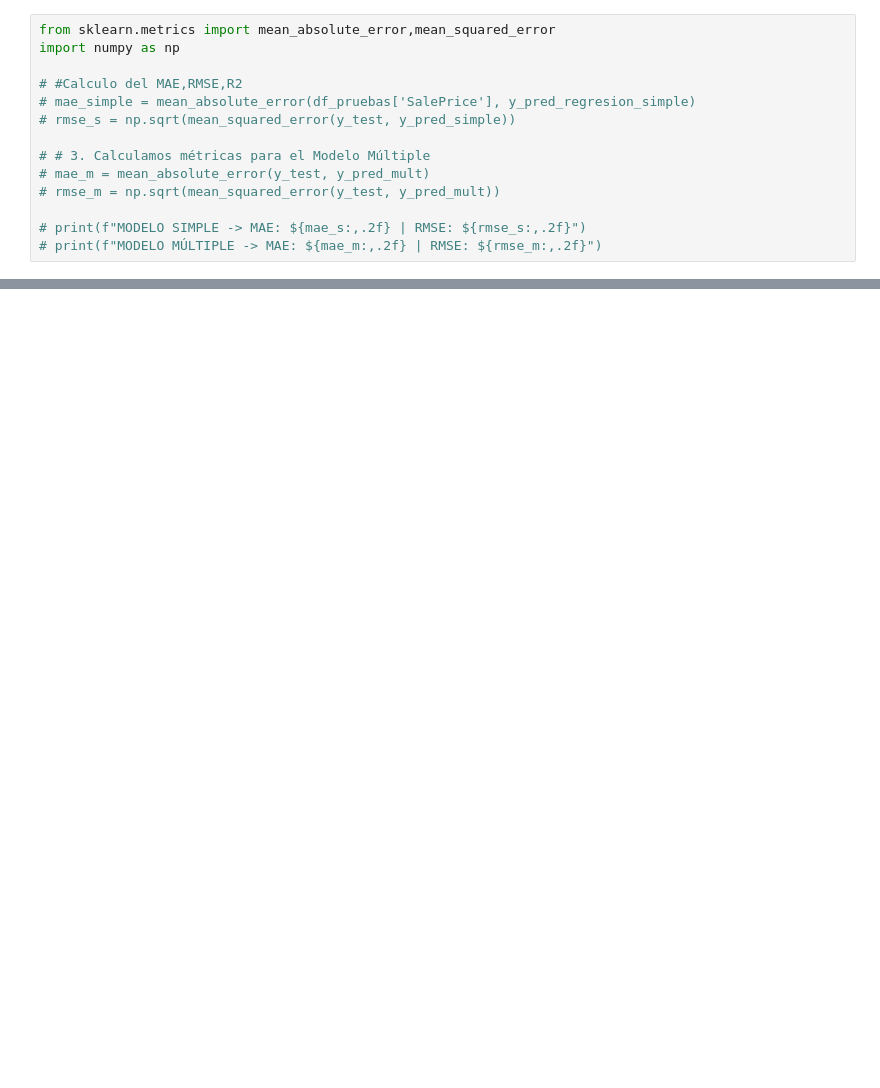
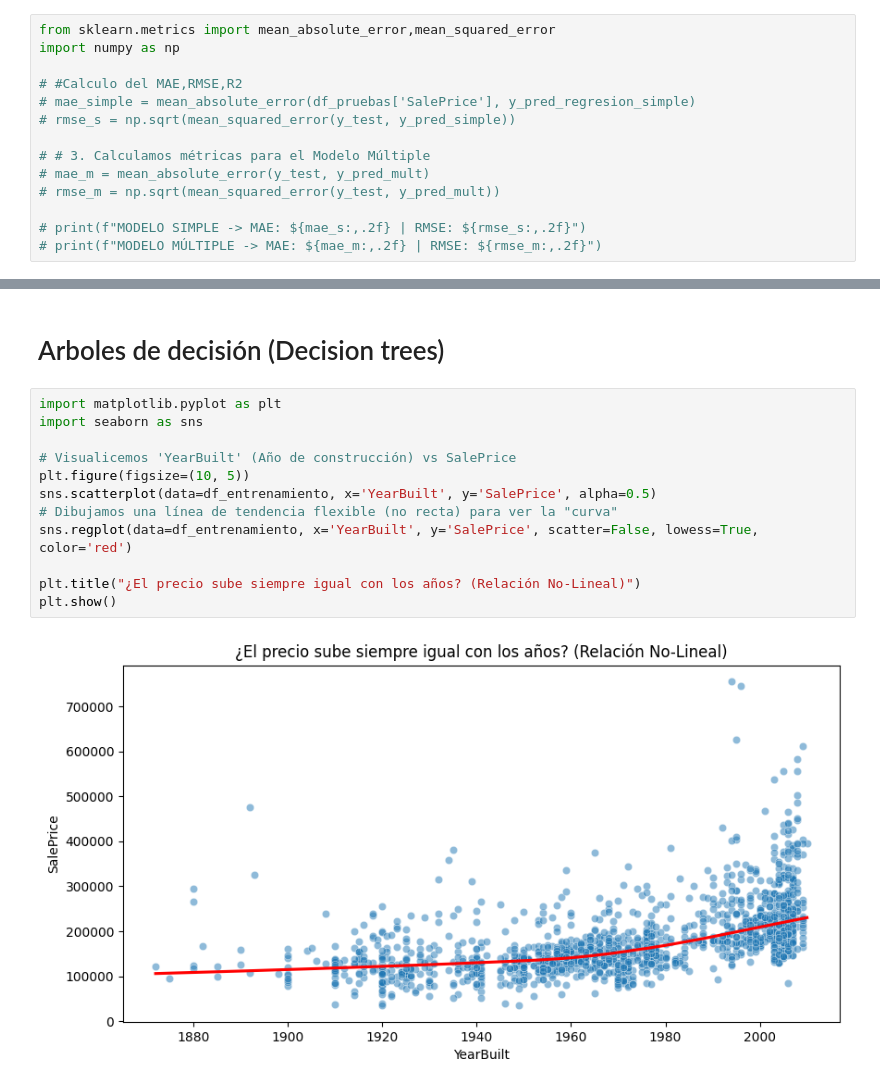
Before and after one commit to Samaelthecreator/Data-Science, a Jupyter notebook: Proyectos/Sector inmobiliario/Sector inmobiliario.ipynb, the cells around one changed output, grey strips where cells are left out. Drawn from its saved outputs; the diff is of its cells as text; blank space fills up the shorter version.

```diff
--- a/Proyectos/Sector inmobiliario/Sector inmobiliario.ipynb
+++ b/Proyectos/Sector inmobiliario/Sector inmobiliario.ipynb
@@ -448,0 +638,16 @@ import numpy as np
+# %% [markdown]
+# Arboles de decisión (Decision trees)
+# %%
+import matplotlib.pyplot as plt
+import seaborn as sns
+
+# Visualicemos 'YearBuilt' (Año de construcción) vs SalePrice
+plt.figure(figsize=(10, 5))
+sns.scatterplot(data=df_entrenamiento, x='YearBuilt', y='SalePrice', alpha=0.5)
+# Dibujamos una línea de tendencia flexible (no recta) para ver la "curva"
+sns.regplot(data=df_entrenamiento, x='YearBuilt', y='SalePrice', scatter=False, lowess=True, color='red')
+
+plt.title("¿El precio sube siempre igual con los años? (Relación No-Lineal)")
+plt.show()
+# %% [output]
+[figure, added]
```
Also changed, not shown: parts of 17 cells of this notebook, 1 other file.
